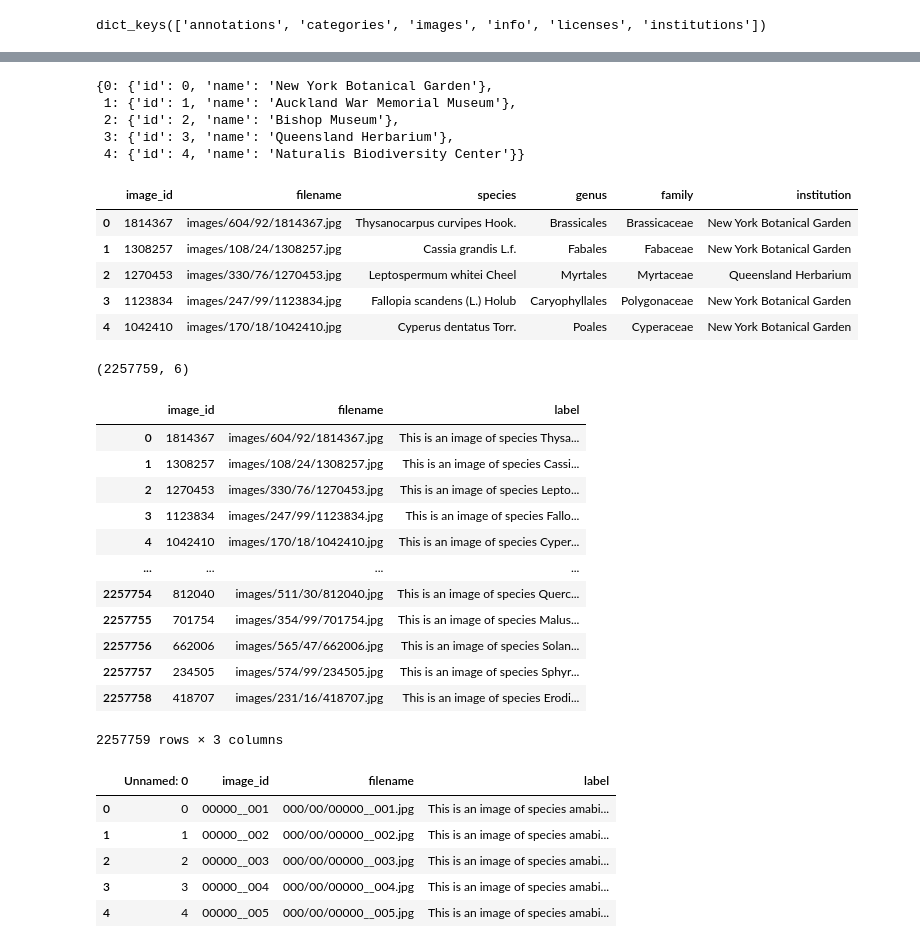
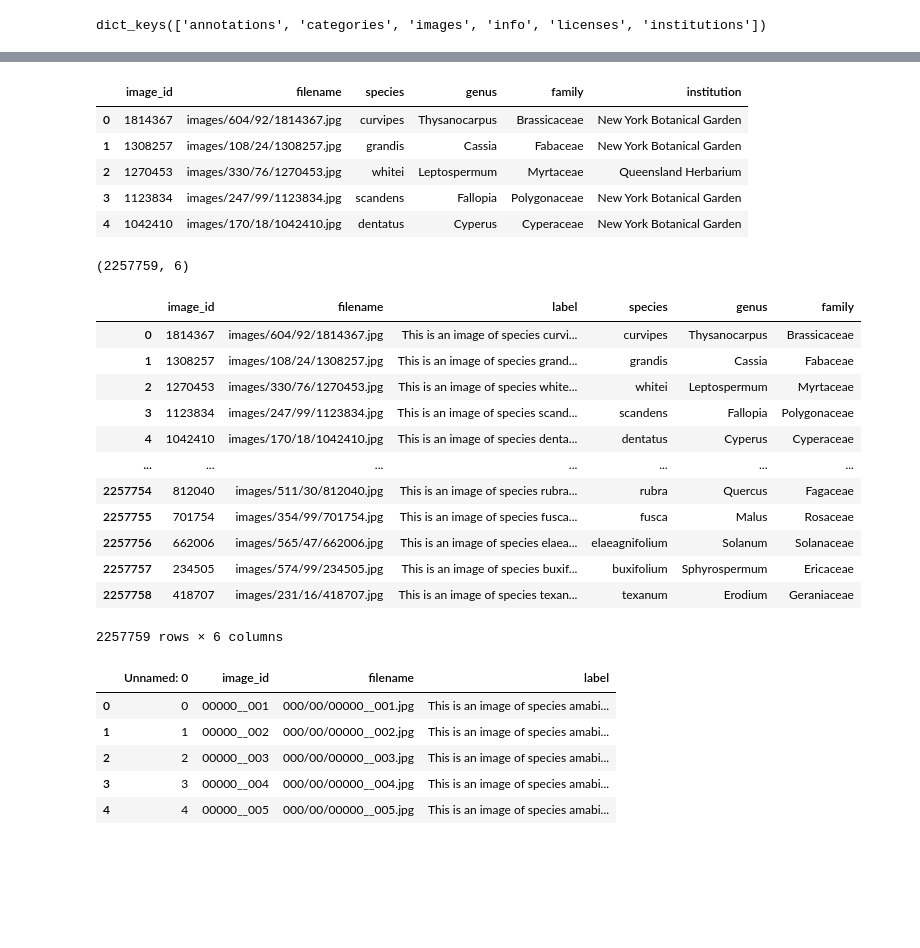
Before and after one commit to DL4DS/herbdl, a Jupyter notebook: utils/labeling.ipynb, the cells around one changed output, grey strips where cells are left out. Cells and saved outputs as stored; diff of their text form; code cells hidden in the pictures; blank space fills up the shorter version.

```diff
--- a/utils/labeling.ipynb
+++ b/utils/labeling.ipynb
@@ -67,10 +69,10 @@ labeled_df['label'][0]
 # %% [markdown]
 ## Herbaria 2021
 # %%
-HERBARIA21_TRAIN_PATH = "./herbarium-2021/train/"
-HERBARIA21_TEST_PATH = "./herbarium-2021/test/"
-HERBARIA21_METADATA_TRAIN = "./herbarium-2021/train/metadata.json"
-HERBARIA21_METADATA_TEST = "./herbarium-2021/test/metadata.json"
+HERBARIA21_TRAIN_PATH = "/projectnb/herbdl/data/kaggle-herbaria/herbarium-2021/train/"
+HERBARIA21_TEST_PATH = "/projectnb/herbdl/data/kaggle-herbaria/herbarium-2021/test/"
+HERBARIA21_METADATA_TRAIN = "/projectnb/herbdl/data/kaggle-herbaria/herbarium-2021/train/metadata.json"
+HERBARIA21_METADATA_TEST = "/projectnb/herbdl/data/kaggle-herbaria/herbarium-2021/test/metadata.json"
 # %%
 with open(HERBARIA21_METADATA_TRAIN) as f:
     train_metadata = json.load(f)
@@ -103,12 +105,4 @@ train_metadata['categr']
  ...]
-# %%
-institutions
-# %% [output]
-{0: {'id': 0, 'name': 'New York Botanical Garden'},
- 1: {'id': 1, 'name': 'Auckland War Memorial Museum'},
- 2: {'id': 2, 'name': 'Bishop Museum'},
- 3: {'id': 3, 'name': 'Queensland Herbarium'},
- 4: {'id': 4, 'name': 'Naturalis Biodiversity Center'}}
 # %%
 categories = {cat['id']: cat for cat in train_metadata['categories']}
 images = {im['id']: im for im in train_metadata['images']}
@@ -123,20 +117,24 @@ for i in range(len(train_metadata['annotations'])):
     image_path = images[image_id]['file_name']
     category = categories[image['category_id']]
     institution = institutions[image['institution_id']]
+    name = category['name']
+    species = name.split(' ')[1]
+    genus = name.split(' ')[0]
+    family = category['family']
 
-    sublist = [image_id, image_path, category['name'], category['order'], category['family'], institution['name']]
+    sublist = [image_id, image_path, species, genus, family, institution['name']]
     train21_processed += [sublist]
 # %%
 df = pd.DataFrame(train21_processed, columns=['image_id', 'filename', 'species', 'genus', 'family', 'institution'])
-df.to_csv("./train_2021_metadata.csv")
+df.to_csv("/projectnb/herbdl/data/kaggle-herbaria/train_2021_metadata.csv")
 df.head()
 # %% [output]
 |  | image_id | filename | species | genus | family | institution |
-| 0 | 1814367 | images/604/92/1814367.jpg | Thysanocarpus curvipes Hook. | Brassicales | Brassicaceae | New York Botanical Garden |
-| 1 | 1308257 | images/108/24/1308257.jpg | Cassia grandis L.f. | Fabales | Fabaceae | New York Botanical Garden |
-| 2 | 1270453 | images/330/76/1270453.jpg | Leptospermum whitei Cheel | Myrtales | Myrtaceae | Queensland Herbarium |
-| 3 | 1123834 | images/247/99/1123834.jpg | Fallopia scandens (L.) Holub | Caryophyllales | Polygonaceae | New York Botanical Garden |
-| 4 | 1042410 | images/170/18/1042410.jpg | Cyperus dentatus Torr. | Poales | Cyperaceae | New York Botanical Garden |
+| 0 | 1814367 | images/604/92/1814367.jpg | curvipes | Thysanocarpus | Brassicaceae | New York Botanical Garden |
+| 1 | 1308257 | images/108/24/1308257.jpg | grandis | Cassia | Fabaceae | New York Botanical Garden |
+| 2 | 1270453 | images/330/76/1270453.jpg | whitei | Leptospermum | Myrtaceae | Queensland Herbarium |
+| 3 | 1123834 | images/247/99/1123834.jpg | scandens | Fallopia | Polygonaceae | New York Botanical Garden |
+| 4 | 1042410 | images/170/18/1042410.jpg | dentatus | Cyperus | Cyperaceae | New York Botanical Garden |
 # %%
 df.shape
 # %% [output]
@@ -144,34 +142,38 @@ df.shape
 # %%
 labeled = []
 for i, row in df.iterrows():
     species = row['species']
     genus = row['genus']
     family = row['family']
     institution = row['institution']
 
     img_id = row['image_id']
     filename = row['filename']
     label = f"This is an image of species {species}, in the genus {genus} of family {family}. It is part of the collection of institution {institution}."
 
     labeled += [[img_id, filename, label]]
 
 labeled_df = pd.DataFrame(labeled, columns=["image_id", "filename", "label"])
-labeled_df.to_csv('./train_2021_labeled.csv')
+labeled_df['species'] = df['species']
+labeled_df['genus'] = df['genus']
+labeled_df['family'] = df['family']
+
+labeled_df.to_csv('/projectnb/herbdl/data/kaggle-herbaria/train_2021_labeled.csv')
 labeled_df
 # %% [output]
-|  | image_id | filename | label |
-| 0 | 1814367 | images/604/92/1814367.jpg | This is an image of species Thysa... |
-| 1 | 1308257 | images/108/24/1308257.jpg | This is an image of species Cassi... |
-| 2 | 1270453 | images/330/76/1270453.jpg | This is an image of species Lepto... |
-| 3 | 1123834 | images/247/99/1123834.jpg | This is an image of species Fallo... |
-| 4 | 1042410 | images/170/18/1042410.jpg | This is an image of species Cyper... |
-| ... | ... | ... | ... |
-| 2257754 | 812040 | images/511/30/812040.jpg | This is an image of species Querc... |
-| 2257755 | 701754 | images/354/99/701754.jpg | This is an image of species Malus... |
-| 2257756 | 662006 | images/565/47/662006.jpg | This is an image of species Solan... |
-| 2257757 | 234505 | images/574/99/234505.jpg | This is an image of species Sphyr... |
-| 2257758 | 418707 | images/231/16/418707.jpg | This is an image of species Erodi... |
+|  | image_id | filename | label | species | genus | family |
+| 0 | 1814367 | images/604/92/1814367.jpg | This is an image of species curvi... | curvipes | Thysanocarpus | Brassicaceae |
+| 1 | 1308257 | images/108/24/1308257.jpg | This is an image of species grand... | grandis | Cassia | Fabaceae |
+| 2 | 1270453 | images/330/76/1270453.jpg | This is an image of species white... | whitei | Leptospermum | Myrtaceae |
+| 3 | 1123834 | images/247/99/1123834.jpg | This is an image of species scand... | scandens | Fallopia | Polygonaceae |
+| 4 | 1042410 | images/170/18/1042410.jpg | This is an image of species denta... | dentatus | Cyperus | Cyperaceae |
+| ... | ... | ... | ... | ... | ... | ... |
+| 2257754 | 812040 | images/511/30/812040.jpg | This is an image of species rubra... | rubra | Quercus | Fagaceae |
+| 2257755 | 701754 | images/354/99/701754.jpg | This is an image of species fusca... | fusca | Malus | Rosaceae |
+| 2257756 | 662006 | images/565/47/662006.jpg | This is an image of species elaea... | elaeagnifolium | Solanum | Solanaceae |
+| 2257757 | 234505 | images/574/99/234505.jpg | This is an image of species buxif... | buxifolium | Sphyrospermum | Ericaceae |
+| 2257758 | 418707 | images/231/16/418707.jpg | This is an image of species texan... | texanum | Erodium | Geraniaceae |
-2257759 rows × 3 columns
+2257759 rows × 6 columns
 # %%
 train22_labeled = pd.read_csv('/projectnb/herbdl/data/kaggle-herbaria/train_2022_labeled.csv')
 train22_metadata = pd.read_csv('/projectnb/herbdl/data/kaggle-herbaria/train_2022_metadata.csv')
```
Also changed, not shown: parts of 2 cells of this notebook, 10 other files.
